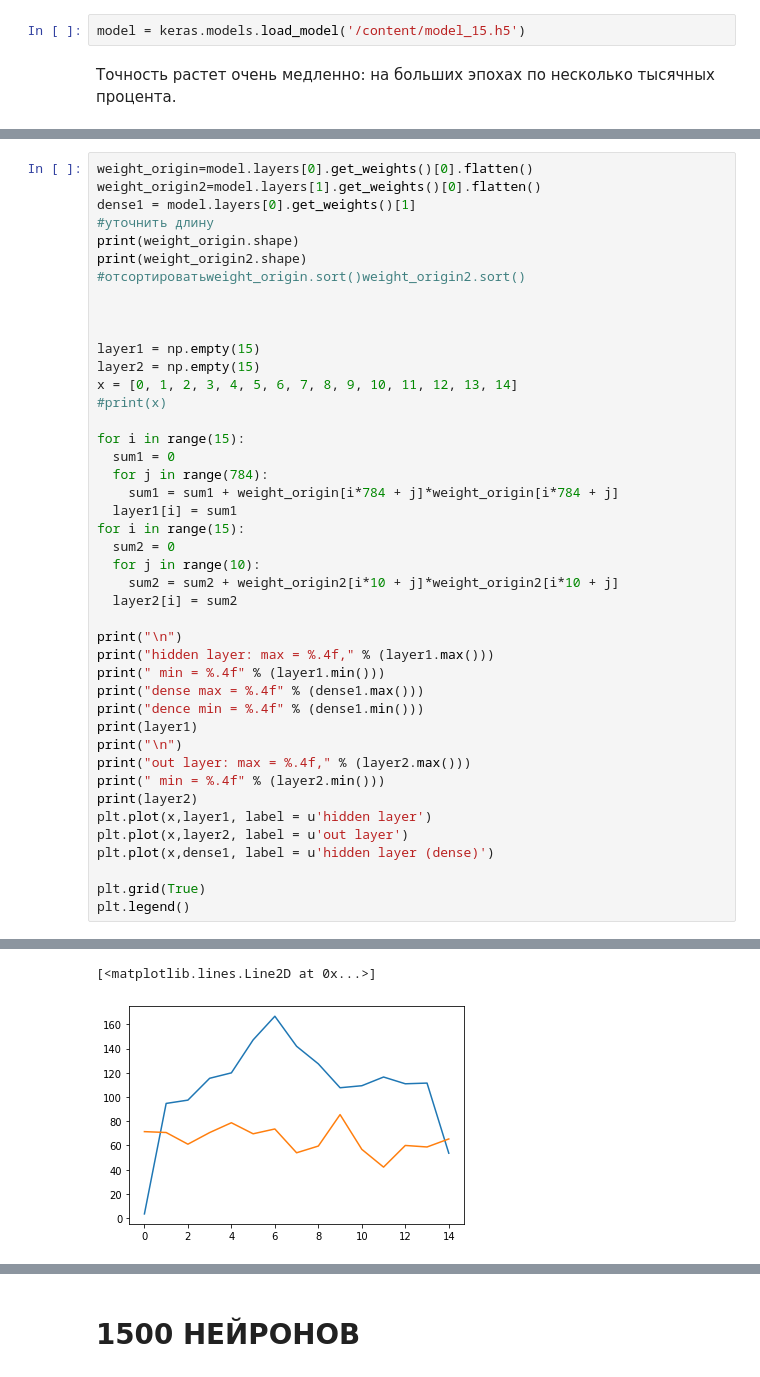
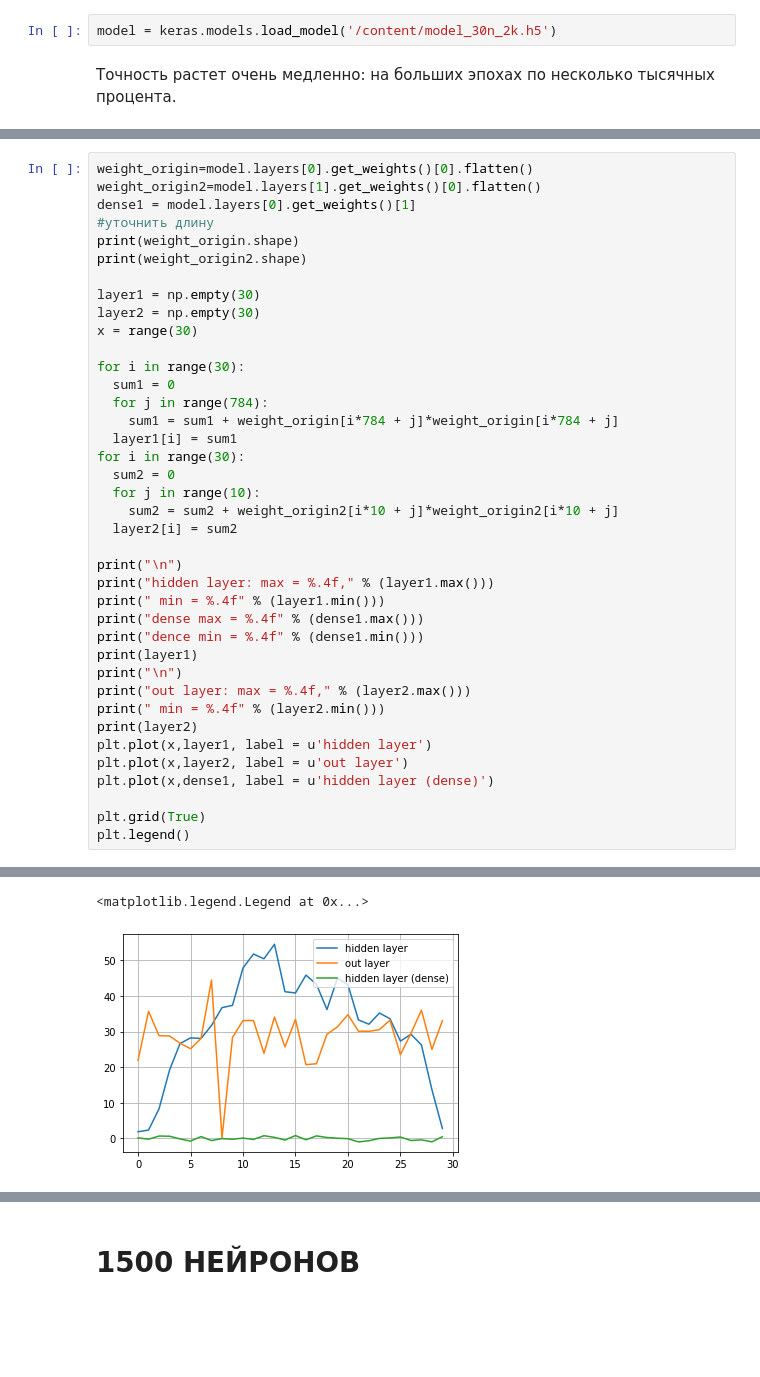
Before and after one commit to helenross636/magic_season, a Jupyter notebook: Load_nets+work.ipynb, the cells around one changed output, grey strips where cells are left out. Cells and saved outputs as stored; diff of their text form; blank space fills up the shorter version.

```diff
--- a/Load_nets+work.ipynb
+++ b/Load_nets+work.ipynb
@@ -13,5 +13,5 @@ from tensorflow import keras
 # %%
-model = keras.models.load_model('/content/model_15.h5')
+model = keras.models.load_model('/content/model_30n_2k.h5')
 # %% [markdown]
 Точность растет очень медленно: на больших эпохах по несколько тысячных процента.
 # %%
@@ -56,21 +68,17 @@ dense1 = model.layers[0].get_weights()[1]
 #уточнить длину
 print(weight_origin.shape)
 print(weight_origin2.shape)
-#отсортироватьweight_origin.sort()weight_origin2.sort()
 
+layer1 = np.empty(30)
+layer2 = np.empty(30)
+x = range(30)
 
-
-layer1 = np.empty(15)
-layer2 = np.empty(15)
-x = [0, 1, 2, 3, 4, 5, 6, 7, 8, 9, 10, 11, 12, 13, 14]
-#print(x)
-
-for i in range(15):
+for i in range(30):
   sum1 = 0
   for j in range(784):
     sum1 = sum1 + weight_origin[i*784 + j]*weight_origin[i*784 + j]
   layer1[i] = sum1
-for i in range(15):
+for i in range(30):
   sum2 = 0
   for j in range(10):
     sum2 = sum2 + weight_origin2[i*10 + j]*weight_origin2[i*10 + j]
@@ -112,3 +121,3 @@ out layer: max = 85.4695,
-[<matplotlib.lines.Line2D at 0x...>]
+<matplotlib.legend.Legend at 0x...>
-[figure, old version]
+[figure, new version]
 # %% [markdown]
```
Also changed, not shown: parts of 35 cells of this notebook.
